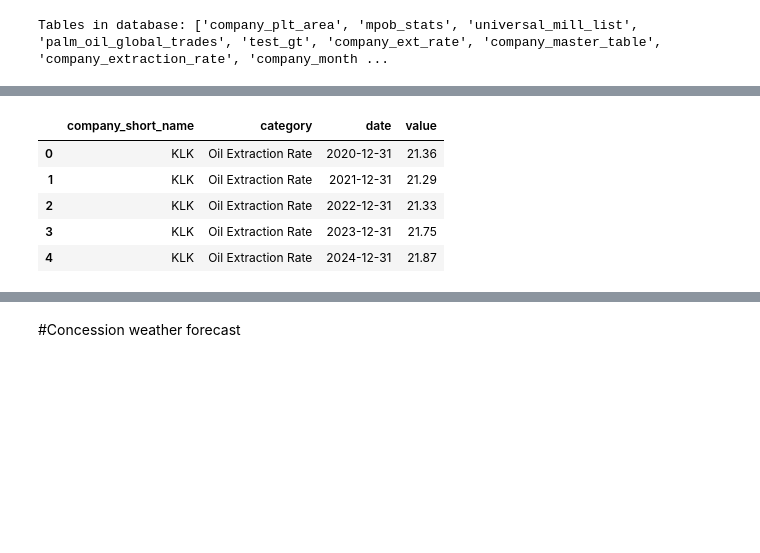
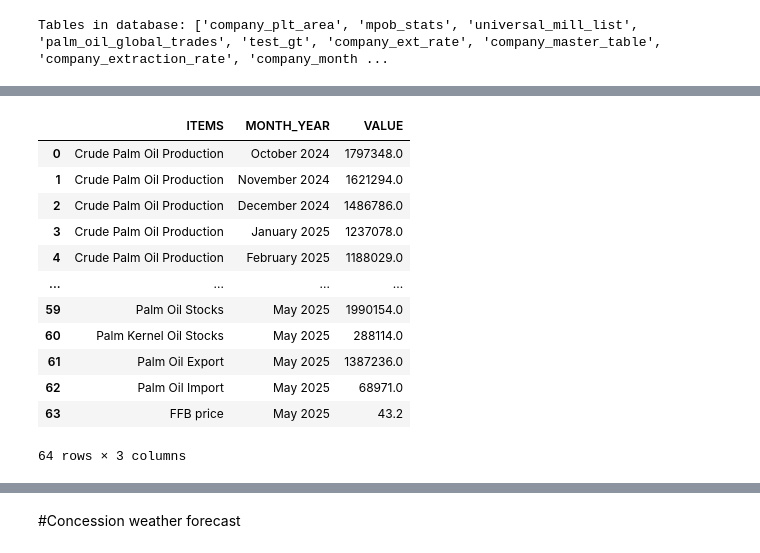
Before and after one commit to derrickgzq/bursa_palmai, a Jupyter notebook: draft.ipynb, the cells around one changed output, grey strips where cells are left out. Cells and saved outputs as stored; diff of their text form; code cells hidden in the pictures; blank space fills up the shorter version.

```diff
--- a/draft.ipynb
+++ b/draft.ipynb
@@ -151,9 +150,0 @@ pd.read_sql_query("SELECT * FROM company_ext_rate", conn).head()
-# %%
-pd.read_sql_query("SELECT * FROM company_extraction_rate", conn).head()
-# %% [output]
-|  | company_short_name | category | date | value |
-| 0 | KLK | Oil Extraction Rate | 2020-12-31 | 21.36 |
-| 1 | KLK | Oil Extraction Rate | 2021-12-31 | 21.29 |
-| 2 | KLK | Oil Extraction Rate | 2022-12-31 | 21.33 |
-| 3 | KLK | Oil Extraction Rate | 2023-12-31 | 21.75 |
-| 4 | KLK | Oil Extraction Rate | 2024-12-31 | 21.87 |
@@ -159,0 +162,16 @@ pd.read_sql_query("SELECT * FROM company_extraction_rate", conn).head()
+# %%
+pd.read_sql_query("SELECT * FROM mpob_stats", conn)
+# %% [output]
+|  | ITEMS | MONTH_YEAR | VALUE |
+| 0 | Crude Palm Oil Production | October 2024 | 1797348.0 |
+| 1 | Crude Palm Oil Production | November 2024 | 1621294.0 |
+| 2 | Crude Palm Oil Production | December 2024 | 1486786.0 |
+| 3 | Crude Palm Oil Production | January 2025 | 1237078.0 |
+| 4 | Crude Palm Oil Production | February 2025 | 1188029.0 |
+| ... | ... | ... | ... |
+| 59 | Palm Oil Stocks | May 2025 | 1990154.0 |
+| 60 | Palm Kernel Oil Stocks | May 2025 | 288114.0 |
+| 61 | Palm Oil Export | May 2025 | 1387236.0 |
+| 62 | Palm Oil Import | May 2025 | 68971.0 |
+| 63 | FFB price | May 2025 | 43.2 |
+64 rows × 3 columns
```
Also changed, not shown: parts of 4 cells of this notebook, 3 other files.
